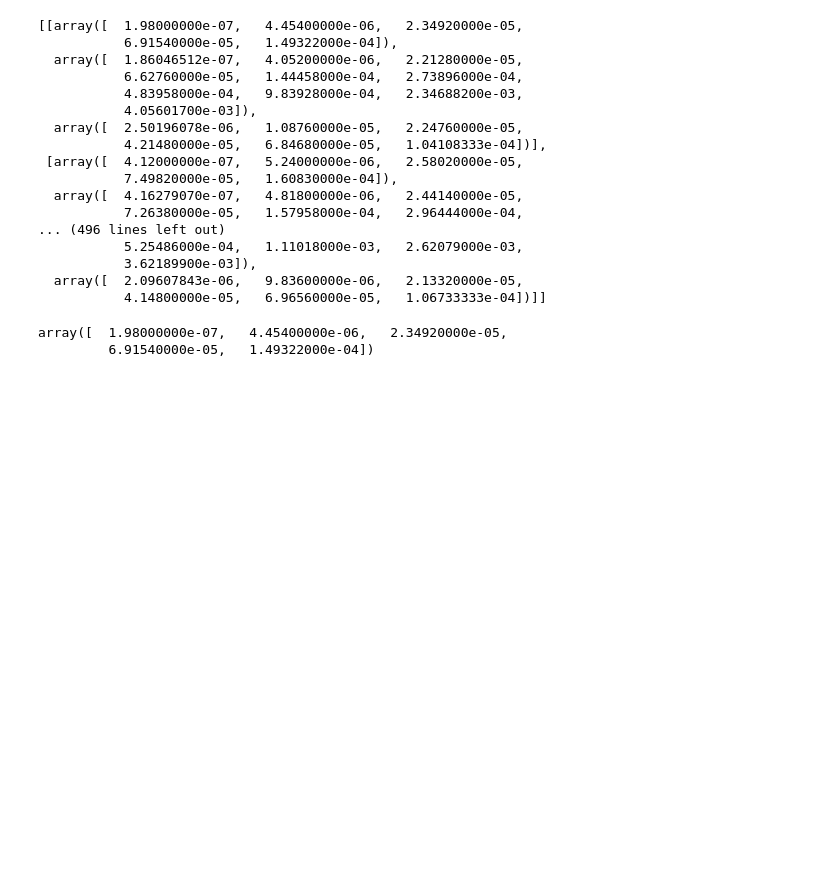
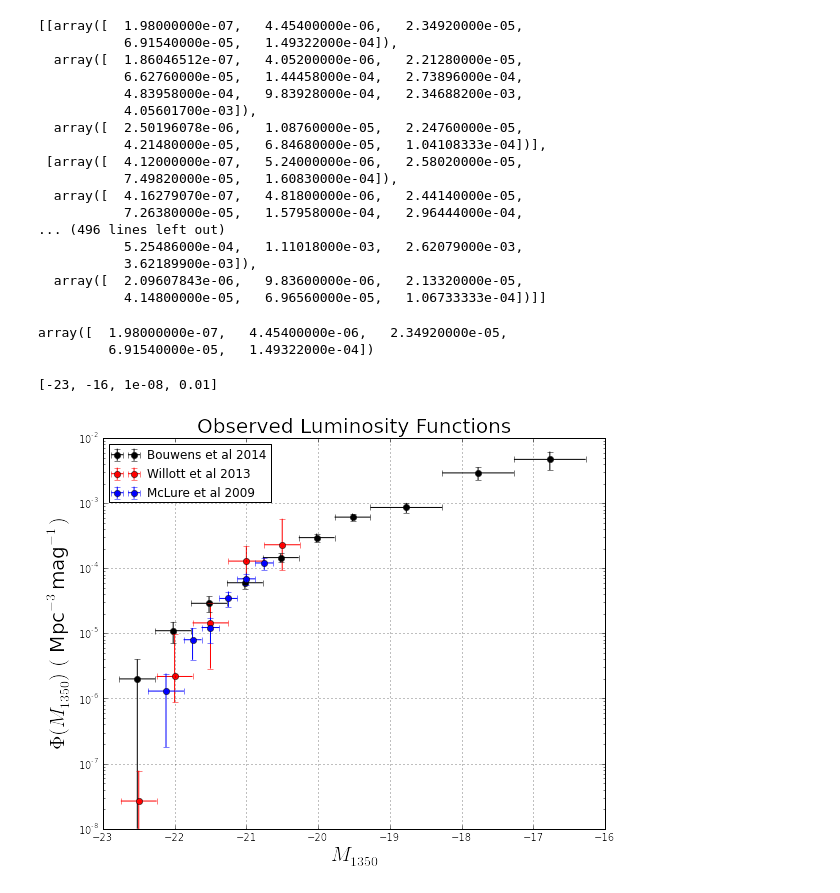
Before and after one commit to flgomezc/sfr-dmhm, a Jupyter notebook: analysis/plots.ipynb, the cells around one changed output. Drawn from its saved outputs; the diff is of its cells as text; code cells hidden in the pictures; blank space fills up the shorter version.

```diff
--- a/analysis/plots.ipynb
+++ b/analysis/plots.ipynb
@@ -114,3 +114,20 @@ histo2[0][0]
 # %% [output]
 array([  1.98000000e-07,   4.45400000e-06,   2.34920000e-05,
          6.91540000e-05,   1.49322000e-04])
+# %%
+figure(figsize(9,7))
+plot()
+ylabel(r"$\Phi(M_{1350})$ $($ Mpc$^{-3}$mag$^{-1})$",fontsize=20)
+xlabel('$M_{1350}$',fontsize=20)
+errorbar(Obs_data2[:,0],Obs_data2[:,1], xerr=Obs_data2xerror, yerr=Obs_data2yerror, fmt='ko', label="Bouwens et al 2014")
+errorbar(Obs_data1[:,0],Obs_data1[:,1], xerr=0.25, yerr=Obs_data1yerror, fmt='ro', label="Willott et al 2013")
+errorbar(Obs_data3[:,0],Obs_data3[:,1], xerr=Obs_data3xerror, yerr=Obs_data3yerror, fmt='bo', label="McLure et al 2009")
+
+plt.grid(True)
+title("Observed Luminosity Functions",fontsize=20)
+yscale("log")
+legend(loc=0)
+plt.axis([-23,-16,10**-8,0.01])
+# %% [output]
+[-23, -16, 1e-08, 0.01]
+[figure, added]
```
